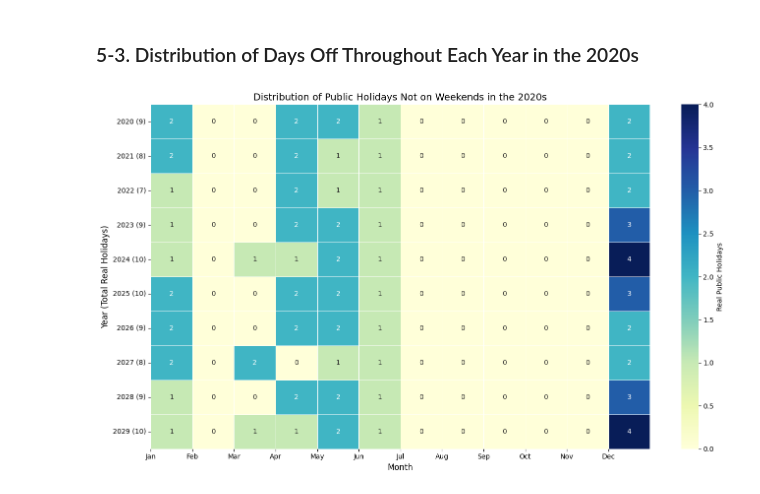
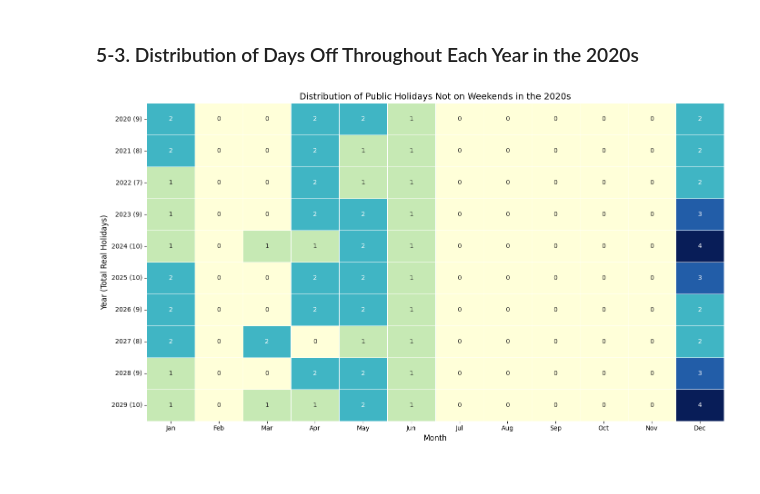
Before and after one commit to armanatory/DATA-FinlandHolidaysAnalysis, a Jupyter notebook: finlnad_holidays.ipynb, the cells around one changed output. Cells and saved outputs as stored; diff of their text form; code cells hidden in the pictures.

Commit message:
Adjust the public holidays in 2020S heatmap

```diff
--- a/finlnad_holidays.ipynb
+++ b/finlnad_holidays.ipynb
@@ -301,27 +301,34 @@ monthly_real_holidays_2020s.columns = [
 
 # Add a column for the total number of real holidays in each year
 monthly_real_holidays_2020s['Total'] = monthly_real_holidays_2020s.sum(axis=1)
-
-# Plot the heatmap
-plt.figure(figsize=(14, 8))
-sns.heatmap(
-    monthly_real_holidays_2020s.iloc[:, :-1],  # Exclude the 'Total' column from heatmap
-    annot=True,  # Show actual values in the heatmap
-    fmt=".0f",  # Format as integers
-    cmap="YlGnBu",
-    cbar_kws={'label': 'Real Public Holidays'},
-    yticklabels=[f"{year} ({int(total)})" for year, total in zip(years_2020s, monthly_real_holidays_2020s['Total'])],  # Add total to y-axis labels
-    linewidths=0.5
-)
-
-# Add labels and title
-plt.title('Distribution of Public Holidays Not on Weekends in the 2020s', fontsize=14)
-plt.xlabel('Month', fontsize=12)
-plt.ylabel('Year (Total Real Holidays)', fontsize=12)
-plt.xticks(ticks=range(12), labels=monthly_real_holidays_2020s.columns[:-1])
-plt.tight_layout()
-
-# Show the plot
-plt.show()
-# %% [output]
-[figure, removed]
+# %%
+# Plot the heatmap
+plt.figure(figsize=(14, 8))
+sns.heatmap(
+    monthly_real_holidays_2020s.iloc[:, :-1],  # Exclude the 'Total' column from heatmap
+    annot=True,  # Show actual values in the heatmap
+    fmt=".0f",  # Format as integers
+    cmap="YlGnBu",
+    cbar=False,
+    yticklabels=[f"{year} ({int(total)})" for year, total in zip(years_2020s, monthly_real_holidays_2020s['Total'])],  # Add total to y-axis labels
+    linewidths=0.5
+)
+
+# Add labels and title
+plt.title('Distribution of Public Holidays Not on Weekends in the 2020s', fontsize=14)
+plt.xlabel('Month', fontsize=12)
+plt.ylabel('Year (Total Real Holidays)', fontsize=12)
+
+# Adjust xticks to center the month labels
+plt.xticks(
+    ticks=np.arange(0.5, 12.5),  # Center tick labels by offsetting by 0.5
+    labels=monthly_real_holidays_2020s.columns[:-1],  # Month labels
+    fontsize=10
+)
+
+plt.tight_layout()
+
+# Show the plot
+plt.show()
+# %% [output]
+[figure, added]
```
